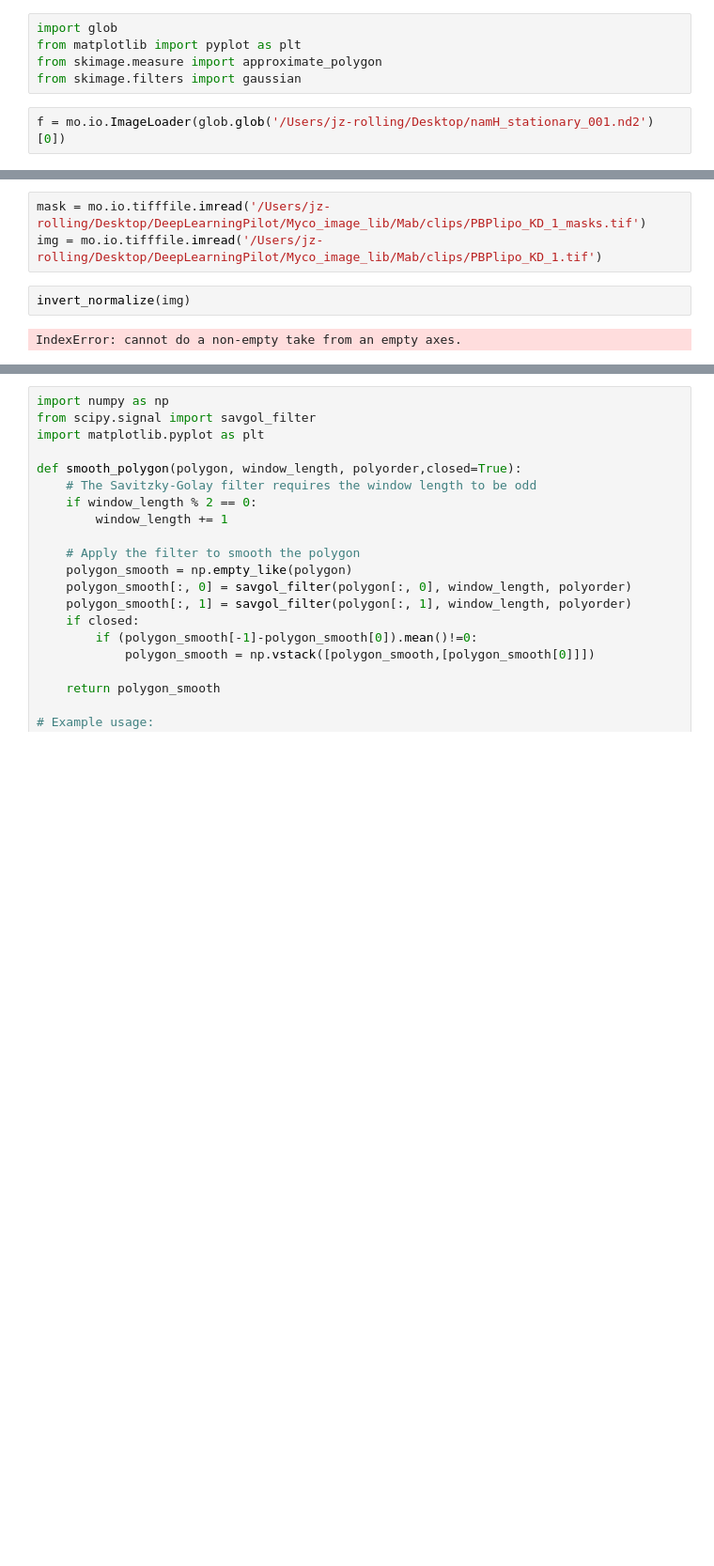
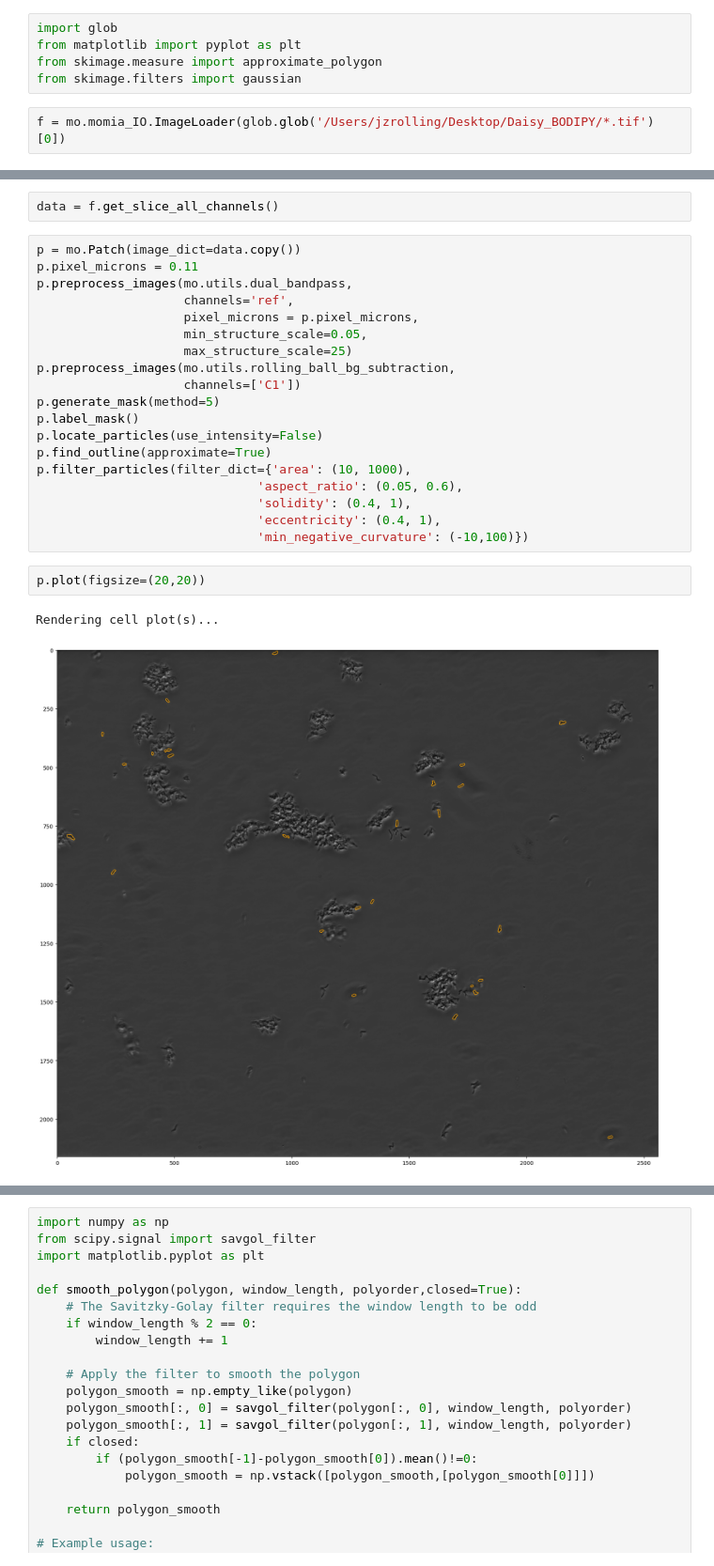
Before and after one commit to jzrolling/CleanSpace, a Jupyter notebook: notebooks/1. Test 1st installation.ipynb, the cells around one changed output, grey strips where cells are left out. Shown at 94% size. Cells and saved outputs as stored; diff of their text form; blank space fills up the shorter version.

```diff
--- a/notebooks/1. Test 1st installation.ipynb
+++ b/notebooks/1. Test 1st installation.ipynb
@@ -32,7 +10,7 @@ from matplotlib import pyplot as plt
 from skimage.measure import approximate_polygon
 from skimage.filters import gaussian
 # %%
-f = mo.io.ImageLoader(glob.glob('/Users/jz-rolling/Desktop/namH_stationary_001.nd2')[0])
+f = mo.momia_IO.ImageLoader(glob.glob('/Users/jzrolling/Desktop/Daisy_BODIPY/*.tif')[0])
 # %%
 %timeit m=f.get_slice_all_channels(position=0,time=0)
 # %% [output]
@@ -40,7 +18,26 @@ f = mo.io.ImageLoader(glob.glob('/Users/jz-rolling/Desktop/namH_stationary_001.n
 # %%
-mask = mo.io.tifffile.imread('/Users/jz-rolling/Desktop/DeepLearningPilot/Myco_image_lib/Mab/clips/PBPlipo_KD_1_masks.tif')
-img = mo.io.tifffile.imread('/Users/jz-rolling/Desktop/DeepLearningPilot/Myco_image_lib/Mab/clips/PBPlipo_KD_1.tif')
+data = f.get_slice_all_channels()
 # %%
-invert_normalize(img)
+p = mo.Patch(image_dict=data.copy())
+p.pixel_microns = 0.11
+p.preprocess_images(mo.utils.dual_bandpass,
+                    channels='ref',
+                    pixel_microns = p.pixel_microns,
+                    min_structure_scale=0.05,
+                    max_structure_scale=25)
+p.preprocess_images(mo.utils.rolling_ball_bg_subtraction,
+                    channels=['C1'])
+p.generate_mask(method=5)
+p.label_mask()
+p.locate_particles(use_intensity=False)
+p.find_outline(approximate=True)
+p.filter_particles(filter_dict={'area': (10, 1000),
+                              'aspect_ratio': (0.05, 0.6),
+                              'solidity': (0.4, 1),
+                              'eccentricity': (0.4, 1),
+                              'min_negative_curvature': (-10,100)})
-# %% [output]
-IndexError: cannot do a non-empty take from an empty axes.
+# %%
+p.plot(figsize=(20,20))
+# %% [output]
+Rendering cell plot(s)...
+[figure, added]
```
Also changed, not shown: parts of 7 cells of this notebook, 4 other files.
